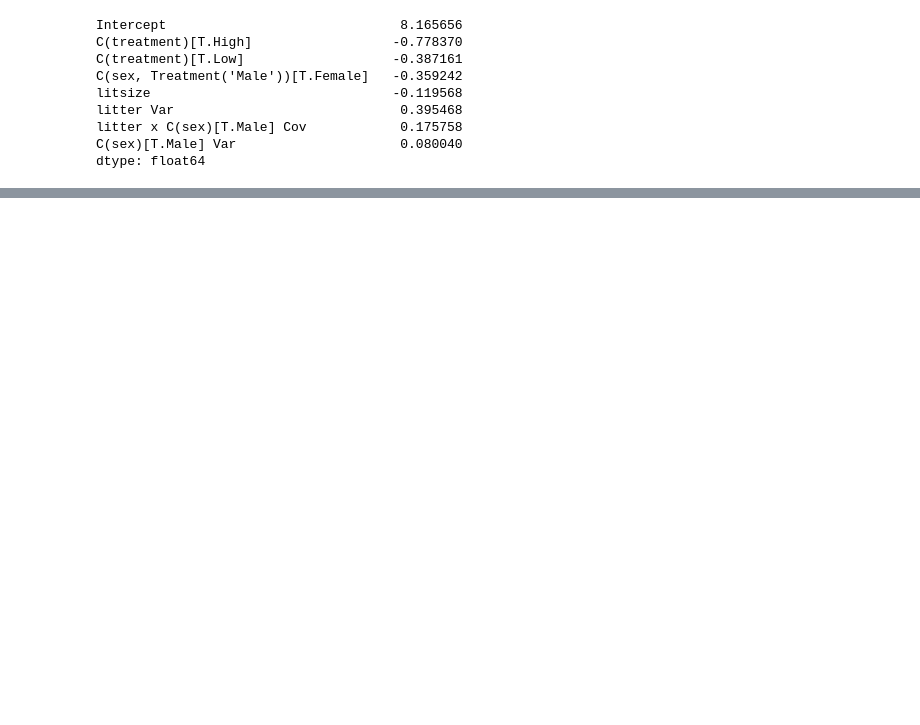
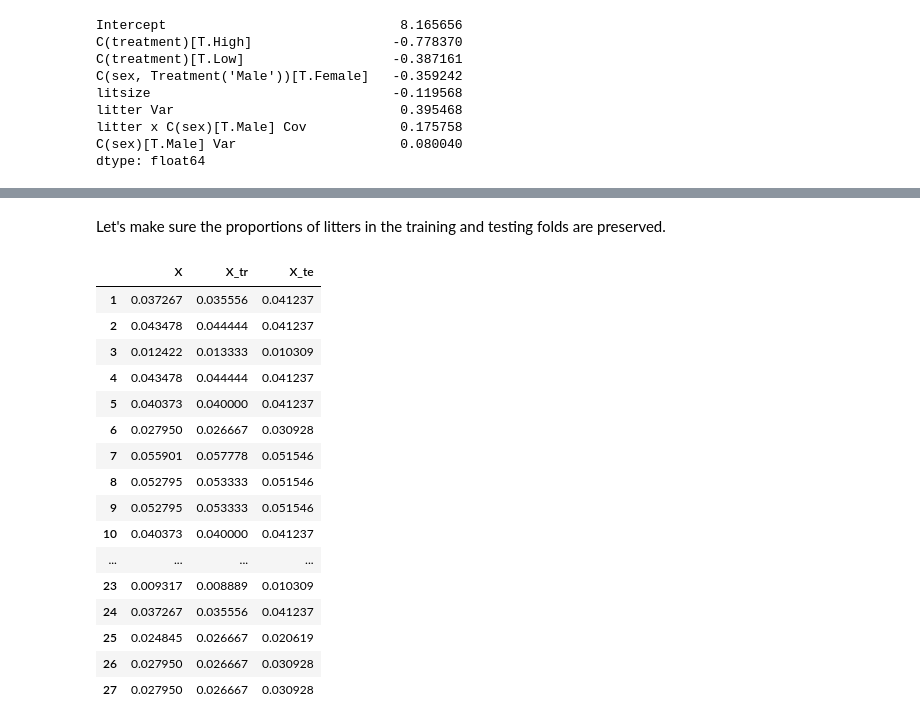
Before and after one commit to oneoffcoder/books, a Jupyter notebook: sphinx/datascience/source/mixed-effect-regression.ipynb, the cells around one changed output, grey strips where cells are left out. Drawn from its saved outputs; the diff is of its cells as text; code cells hidden in the pictures; blank space fills up the shorter version.

```diff
--- a/sphinx/datascience/source/mixed-effect-regression.ipynb
+++ b/sphinx/datascience/source/mixed-effect-regression.ipynb
@@ -501,0 +518,23 @@ merf.trained_b.sort_index()
+# %%
+from sklearn.model_selection import train_test_split
+
+X_tr, X_te, y_tr, y_te = train_test_split(
+    df[['litsize', 'treatment', 'sex', 'litter']] \
+        .assign(
+            sex=lambda d: d['sex'].map(sex_map),
+            treatment=lambda d: d['treatment'].map(treatment_map)),
+    df['weight'],
+    test_size=0.30,
+    random_state=37,
+    shuffle=True,
+    stratify=df['litter']
+)
+
+Z_tr = X_tr[['sex']]
+Z_te = X_te[['sex']]
+
+C_tr = X_tr['litter']
+C_te = X_te['litter']
+
+X_tr = X_tr.drop(columns=['litter'])
+X_te = X_te.drop(columns=['litter'])
@@ -501,0 +549,30 @@ merf.trained_b.sort_index()
+# %% [markdown]
+Let's make sure the proportions of litters in the training and testing folds are preserved.
+# %%
+s1 = df['litter'].value_counts().sort_index()
+s2 = C_tr.value_counts().sort_index()
+s3 = C_te.value_counts().sort_index()
+
+p1 = s1 / s1.sum()
+p2 = s2 / s2.sum()
+p3 = s3 / s3.sum()
+
+pd.DataFrame([p1, p2, p3], index=['X', 'X_tr', 'X_te']).T
+# %% [output]
+|  | X | X_tr | X_te |
+| 1 | 0.037267 | 0.035556 | 0.041237 |
+| 2 | 0.043478 | 0.044444 | 0.041237 |
+| 3 | 0.012422 | 0.013333 | 0.010309 |
+| 4 | 0.043478 | 0.044444 | 0.041237 |
+| 5 | 0.040373 | 0.040000 | 0.041237 |
+| 6 | 0.027950 | 0.026667 | 0.030928 |
+| 7 | 0.055901 | 0.057778 | 0.051546 |
+| 8 | 0.052795 | 0.053333 | 0.051546 |
+| 9 | 0.052795 | 0.053333 | 0.051546 |
+| 10 | 0.040373 | 0.040000 | 0.041237 |
+| ... | ... | ... | ... |
+| 23 | 0.009317 | 0.008889 | 0.010309 |
+| 24 | 0.037267 | 0.035556 | 0.041237 |
+| 25 | 0.024845 | 0.026667 | 0.020619 |
+| 26 | 0.027950 | 0.026667 | 0.030928 |
+| 27 | 0.027950 | 0.026667 | 0.030928 |
```
Also changed, not shown: parts of 25 cells of this notebook.
